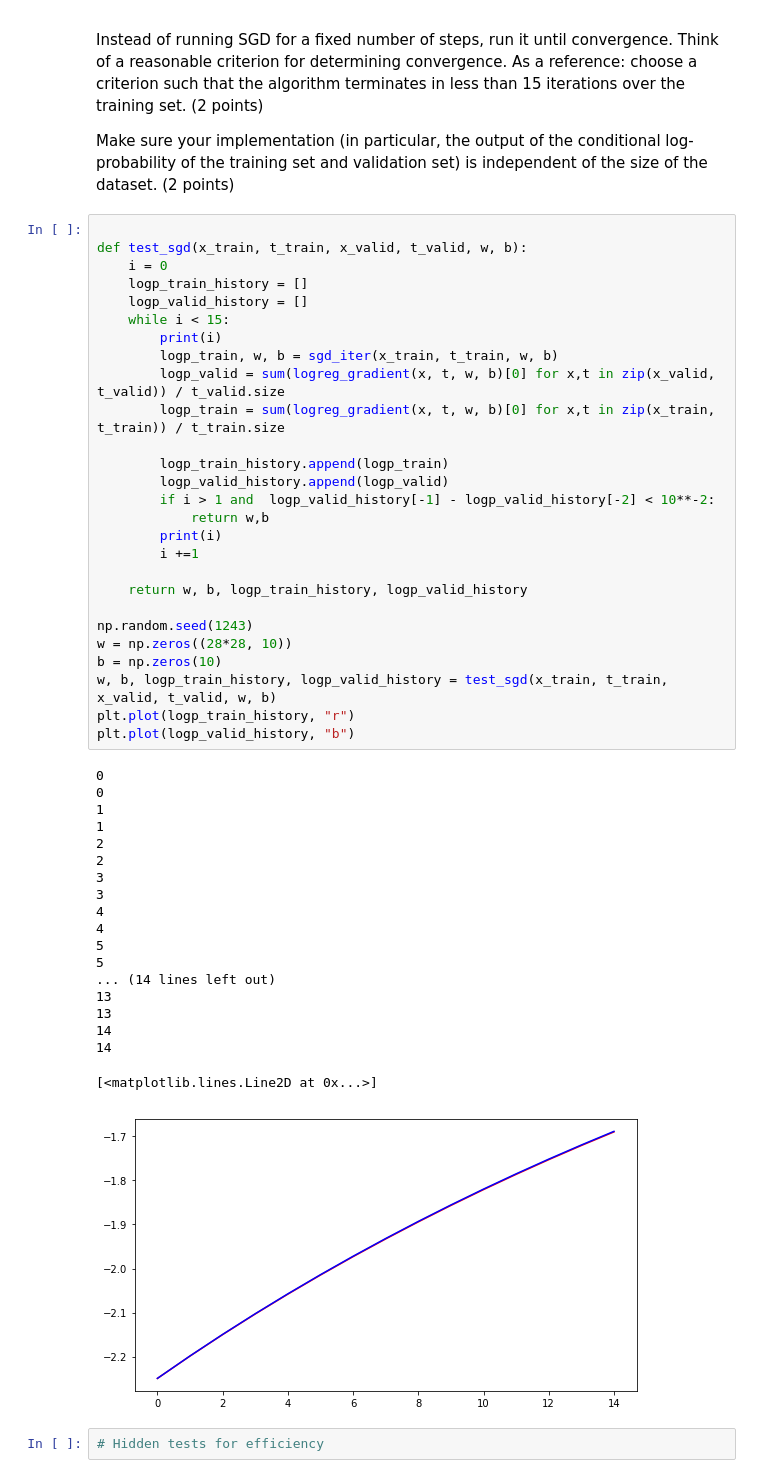
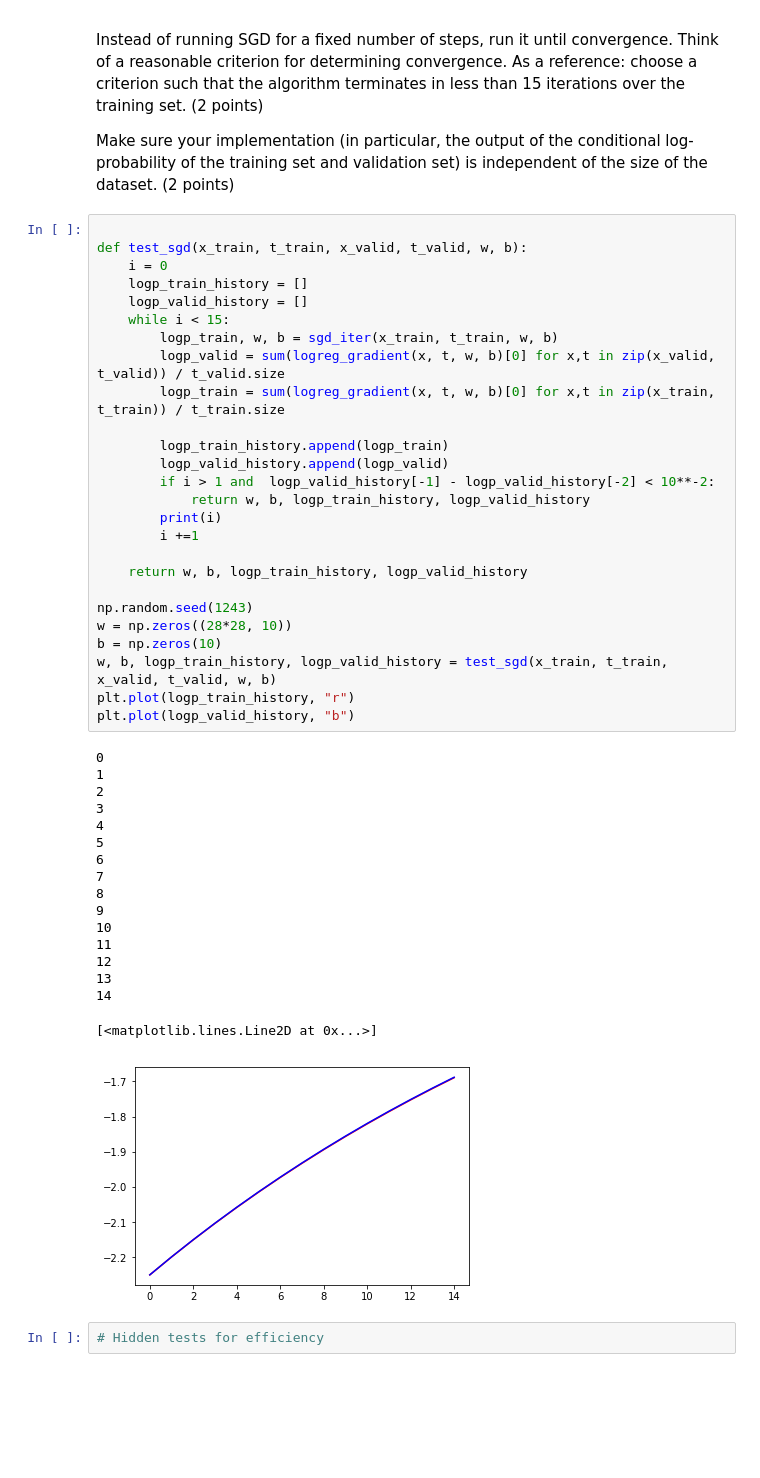
Before and after one commit to sheridavandenbent/ml1_labs, a Jupyter notebook: 10428461_12278327_lab2.ipynb, the cells around one changed output. Drawn from its saved outputs; the diff is of its cells as text; blank space fills up the shorter version.

```diff
--- a/10428461_12278327_lab2.ipynb
+++ b/10428461_12278327_lab2.ipynb
@@ -458,46 +456,43 @@ def test_sgd(x_train, t_train, x_valid, t_valid, w, b):
     logp_train_history = []
     logp_valid_history = []
     while i < 15:
-        print(i)
         logp_train, w, b = sgd_iter(x_train, t_train, w, b)
         logp_valid = sum(logreg_gradient(x, t, w, b)[0] for x,t in zip(x_valid, t_valid)) / t_valid.size
         logp_train = sum(logreg_gradient(x, t, w, b)[0] for x,t in zip(x_train, t_train)) / t_train.size
 
         logp_train_history.append(logp_train)
         logp_valid_history.append(logp_valid)
         if i > 1 and  logp_valid_history[-1] - logp_valid_history[-2] < 10**-2:
-            return w,b
+            return w, b, logp_train_history, logp_valid_history
         print(i)
         i +=1
 
     return w, b, logp_train_history, logp_valid_history
 
 np.random.seed(1243)
 w = np.zeros((28*28, 10))
 b = np.zeros(10)
 w, b, logp_train_history, logp_valid_history = test_sgd(x_train, t_train, x_valid, t_valid, w, b)
 plt.plot(logp_train_history, "r")
 plt.plot(logp_valid_history, "b")
 # %% [output]
-0
 0
 1
-1
-2
 2
 3
-3
-4
 4
 5
-5
-... (14 lines left out)
-13
+6
+7
+8
+9
+10
+11
+12
 13
 14
-14
 [<matplotlib.lines.Line2D at 0x...>]
-[figure, old version]
+[figure, new version]
 # %%
 # Hidden tests for efficiency
 # %% [markdown]
```
Also changed, not shown: parts of 6 cells of this notebook.
